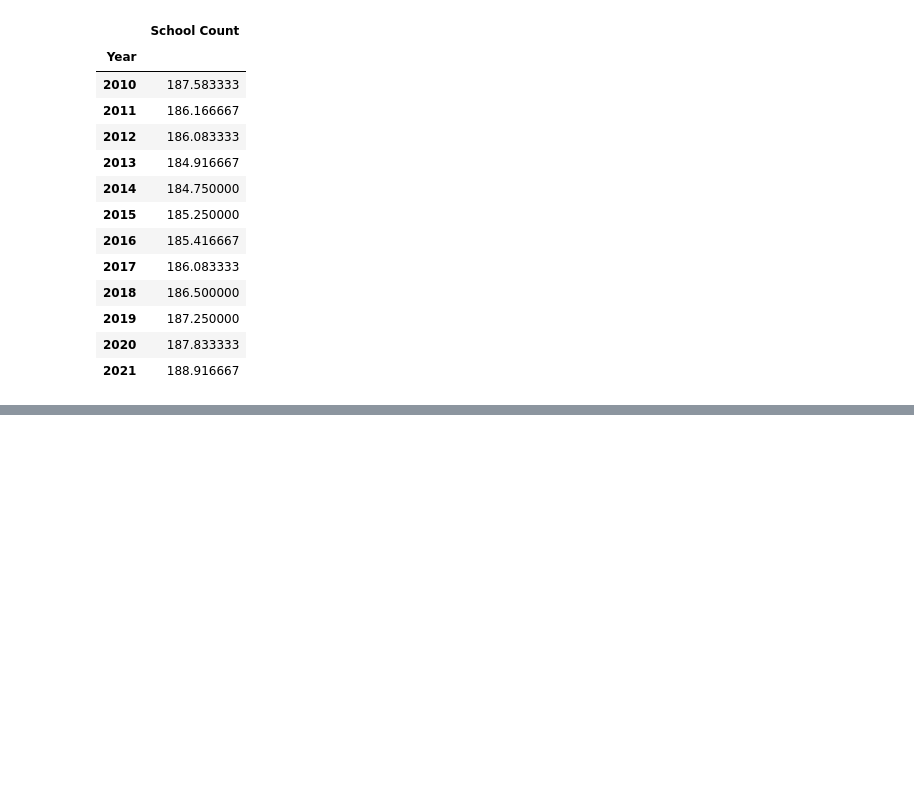
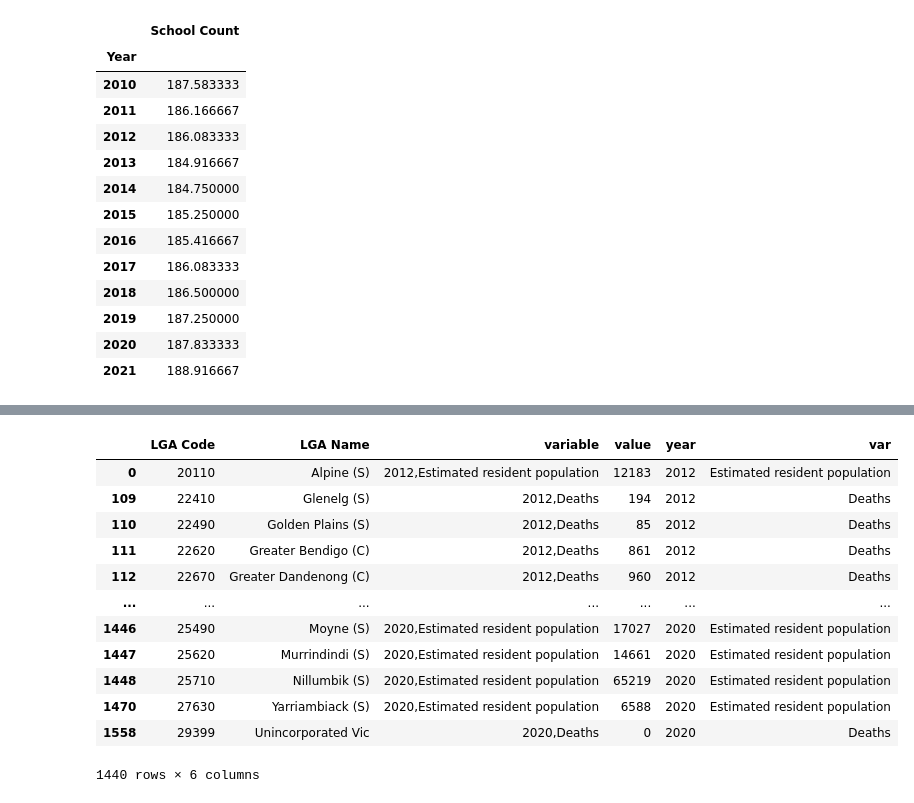
Before and after one commit to MAST30034-Applied-Data-Science/generic-real-estate-consulting-project-group-59, a Jupyter notebook: scripts/ABS_data.ipynb, the cells around one changed output, grey strips where cells are left out. Drawn from its saved outputs; the diff is of its cells as text; code cells hidden in the pictures; blank space fills up the shorter version.

```diff
--- a/scripts/ABS_data.ipynb
+++ b/scripts/ABS_data.ipynb
@@ -244,0 +293,16 @@ vic_education.groupby(by = 'Year').mean()
+# %%
+df2
+# %% [output]
+|  | LGA Code | LGA Name | variable | value | year | var |
+| 0 | 20110 | Alpine (S) | 2012,Estimated resident population | 12183 | 2012 | Estimated resident population |
+| 109 | 22410 | Glenelg (S) | 2012,Deaths | 194 | 2012 | Deaths |
+| 110 | 22490 | Golden Plains (S) | 2012,Deaths | 85 | 2012 | Deaths |
+| 111 | 22620 | Greater Bendigo (C) | 2012,Deaths | 861 | 2012 | Deaths |
+| 112 | 22670 | Greater Dandenong (C) | 2012,Deaths | 960 | 2012 | Deaths |
+| ... | ... | ... | ... | ... | ... | ... |
+| 1446 | 25490 | Moyne (S) | 2020,Estimated resident population | 17027 | 2020 | Estimated resident population |
+| 1447 | 25620 | Murrindindi (S) | 2020,Estimated resident population | 14661 | 2020 | Estimated resident population |
+| 1448 | 25710 | Nillumbik (S) | 2020,Estimated resident population | 65219 | 2020 | Estimated resident population |
+| 1470 | 27630 | Yarriambiack (S) | 2020,Estimated resident population | 6588 | 2020 | Estimated resident population |
+| 1558 | 29399 | Unincorporated Vic | 2020,Deaths | 0 | 2020 | Deaths |
+1440 rows × 6 columns
```
Also changed, not shown: parts of 10 cells of this notebook, 1 other file.
